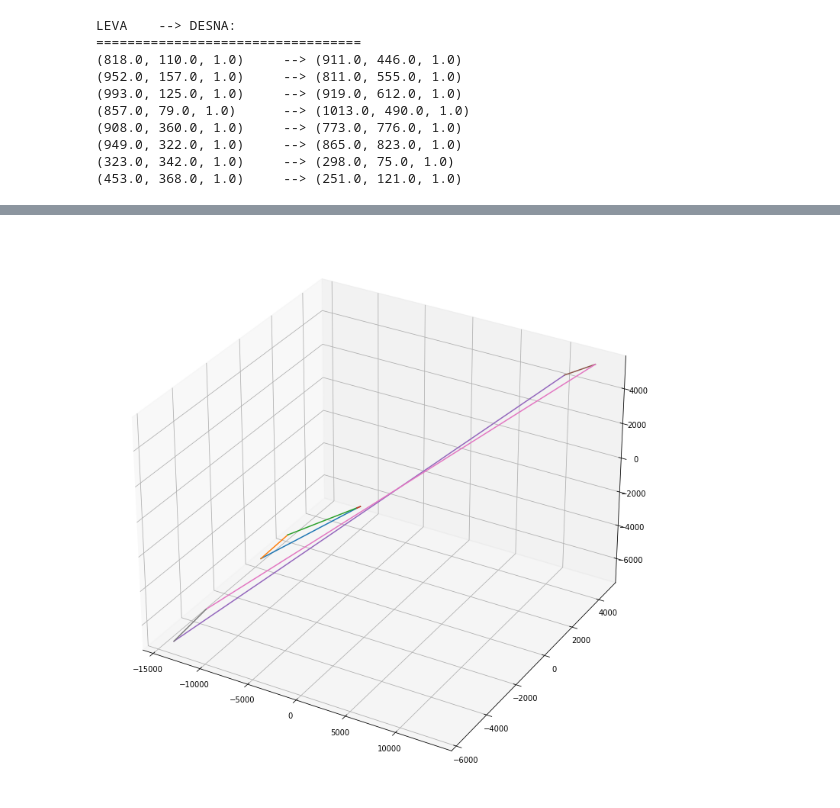
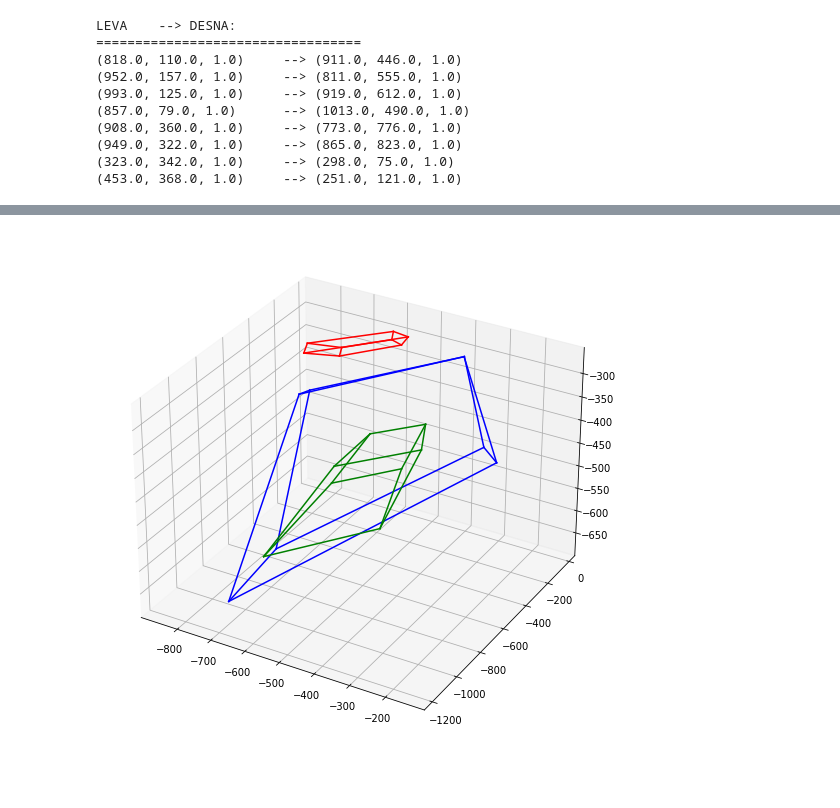
Before and after one commit to aleksakojadinovic/PPGR, a Jupyter notebook: DOMACI_3D/domaci_3d_rekonstrukcija.ipynb, the cells around one changed output, grey strips where cells are left out. Drawn from its saved outputs; the diff is of its cells as text; code cells hidden in the pictures; blank space fills up the shorter version.

```diff
--- a/DOMACI_3D/domaci_3d_rekonstrukcija.ipynb
+++ b/DOMACI_3D/domaci_3d_rekonstrukcija.ipynb
@@ -271,7 +214,7 @@ def solve_system_matrix(M):
 # %%
 def get_epipoles_and_new_F(F):
     u, d, v = la.svd(F)
-    e1 = v[-1]
+    e1 = v[:][-1]
     e2 = u.T[-1]
     e1 = (1.0/e1[2])*e1
     e2 = (1.0/e2[2])*e2
@@ -300,19 +253,17 @@ def get_3d_rec(xx, yy, T1, T2):
 # %%
 def muln(x, n):
-    return np.diag([1, 1, n]) @ x
+    return np.array([x[0], x[1], x[2]*n])
+    # return np.diag([1.0, 1.0, n]) @ x
-# %%
-F = solve_system_matrix(get_f_system(points_left, points_right))
-e1, e2, FF = get_epipoles_and_new_F(F)
 # %%
 T1 = get_T1()
-T2 = get_T2(FF, e2)
+T2 = get_T2(ff, e2)
 
 reconstructed = [get_3d_rec(x, y, T1, T2) for x, y in zip(all_points_left, all_points_right)]
-reconstructed_norm = np.round(reconstructed)
-reconstructed_norm_mult = [muln(x, 400) for x in reconstructed_norm]
+reconstructed_norm_mult = [muln(x, 400) for x in reconstructed]
+reconstructed_norm_mult
+# print(reconstructed_norm_mult)
 
-list(reconstructed_norm)
-list(reconstructed_norm_mult)
+# list(reconstructed_norm_mult)
 
 
 
@@ -346,30 +297,56 @@ list(reconstructed_norm_mult)
 # %%
-fig = plt.figure(figsize=(10, 10))
+fig = plt.figure(figsize=(7, 7))
 ax = Axes3D(fig)
 
-def plot_line_util(point1, point2, ax=ax):
-    print(f'Plotting line {point1} -> {point2}')
+def plot_line_util(point1, point2, c, ax=ax):
     x1, y1, z1 = point1
     x2, y2, z2 = point2
-    ax.plot3D(xs=[x1, x2], ys=[y1, y2], zs=[z1, z2])
+    ax.plot3D(xs=[x1, x2], ys=[y1, y2], zs=[z1, z2], color=c)
 
-def plot_line(orignum1, orignum2, ax=ax, coll=reconstructed_norm_mult):
-    plot_line_util(coll[orignum1-1], coll[orignum2-1], ax=ax)
+def plot_line(orignum1, orignum2, c, ax=ax, coll=reconstructed_norm_mult):
+    plot_line_util(coll[orignum1-1], coll[orignum2-1], c=c, ax=ax)
 
-plot_line(1, 2)
-plot_line(2, 3)
-plot_line(3, 4)
-plot_line(4, 1)
-plot_line(5, 6)
-plot_line(6, 7)
-plot_line(7, 8)
-plot_line(8, 5)
+color = 'red'
+plot_line(1, 2, c=color)
+plot_line(2, 3, c=color)
+plot_line(3, 4, c=color)
+plot_line(4, 1, c=color)
+plot_line(5, 6, c=color)
+plot_line(6, 7, c=color)
+plot_line(7, 8, c=color)
+plot_line(8, 5, c=color)
+plot_line(1, 5, c=color)
+plot_line(2, 6, c=color)
+plot_line(3, 7, c=color)
+plot_line(4, 8, c=color)
 
+color = 'blue'
+plot_line(17, 18, c=color)
+plot_line(18, 19, c=color)
+plot_line(19, 20, c=color)
+plot_line(20, 17, c=color)
+plot_line(21, 22, c=color)
+plot_line(22, 23, c=color)
+plot_line(23, 24, c=color)
+plot_line(24, 21, c=color)
+plot_line(17, 21, c=color)
+plot_line(18, 22, c=color)
+plot_line(19, 23, c=color)
+plot_line(20, 24, c=color)
 
+color = 'green'
+plot_line(9, 10, c=color)
+plot_line(10, 11, c=color)
+plot_line(11, 12, c=color)
+plot_line(12, 9, c=color)
+plot_line(13, 14, c=color)
+plot_line(14, 15, c=color)
+plot_line(15, 16, c=color)
+plot_line(16, 13, c=color)
+plot_line(9, 13, c=color)
+plot_line(10, 14, c=color)
+plot_line(11, 15, c=color)
+plot_line(12, 16, c=color)
 
-
-
-# ?ax.plot
-
-# fig.show()
+fig.show()
 # %% [output]
@@ -384 +353 @@ Plotting line [-12616.  -4408.  -6000.] -> [-14085.  -5567.  -7200.]
-[figure, old version]
+[figure, new version]
```
Also changed, not shown: parts of 6 cells of this notebook, 2 other files.
